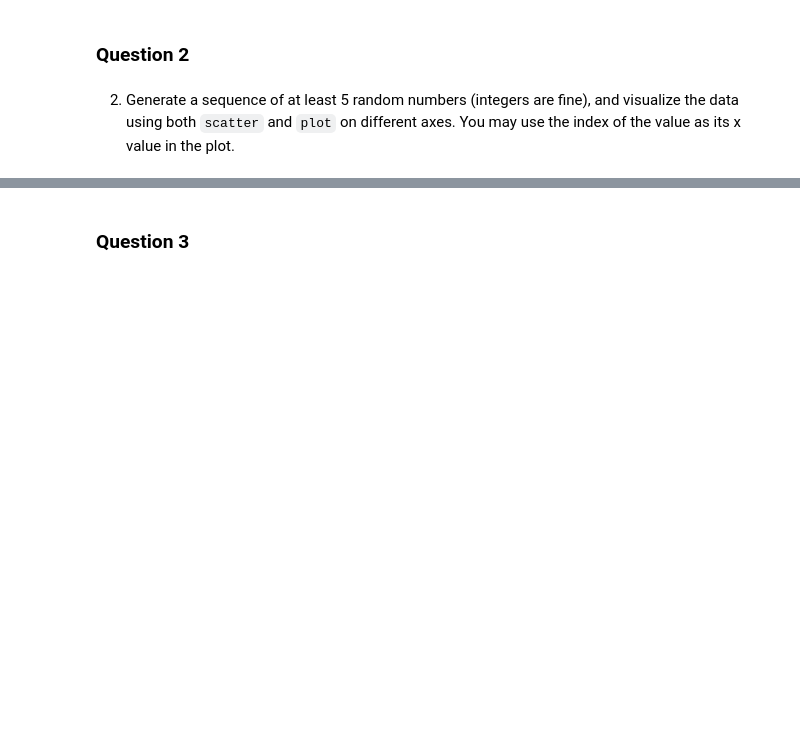
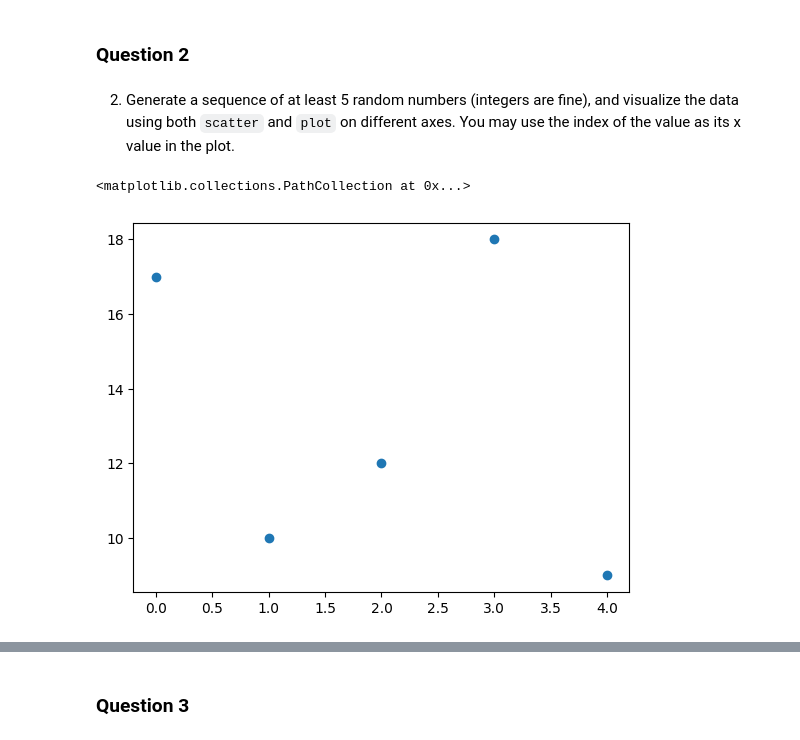
Before and after one commit to Stone-Snevets/web-03-pyplot, a Jupyter notebook: pyplot.ipynb, the cells around one changed output, grey strips where cells are left out. Drawn from its saved outputs; the diff is of its cells as text; code cells hidden in the pictures; blank space fills up the shorter version.

Commit message:
Create basic scatter and plot

```diff
--- a/pyplot.ipynb
+++ b/pyplot.ipynb
@@ -38,3 +38,22 @@ Text(0.5, 1.0, 'Frequency of Each Character')
 ### Question 2
 # %% [markdown]
 2. Generate a sequence of at least 5 random numbers (integers are fine), and visualize the data using both `scatter` and `plot` on different axes.  You may use the index of the value as its x value in the plot.
+# %%
+# Create a sequence of random numbers
+#-> Since using modules other than matplotlib and pyplot are disallowed,
+#   I used a random number generator for 5 numbers between 1 and 20
+seq = [17, 10, 12, 18, 9]
+
+# Create a list for the x axis
+#-> Generate an empty list
+x = list()
+#-> Fill in list
+for i in range(len(seq)):
+    x.append(i)
+
+# Visualize data
+#-> Scatter
+plt.scatter(x, seq)
+# %% [output]
+<matplotlib.collections.PathCollection at 0x...>
+[figure, added]
```
Also changed, not shown: parts of 1 cell of this notebook.
